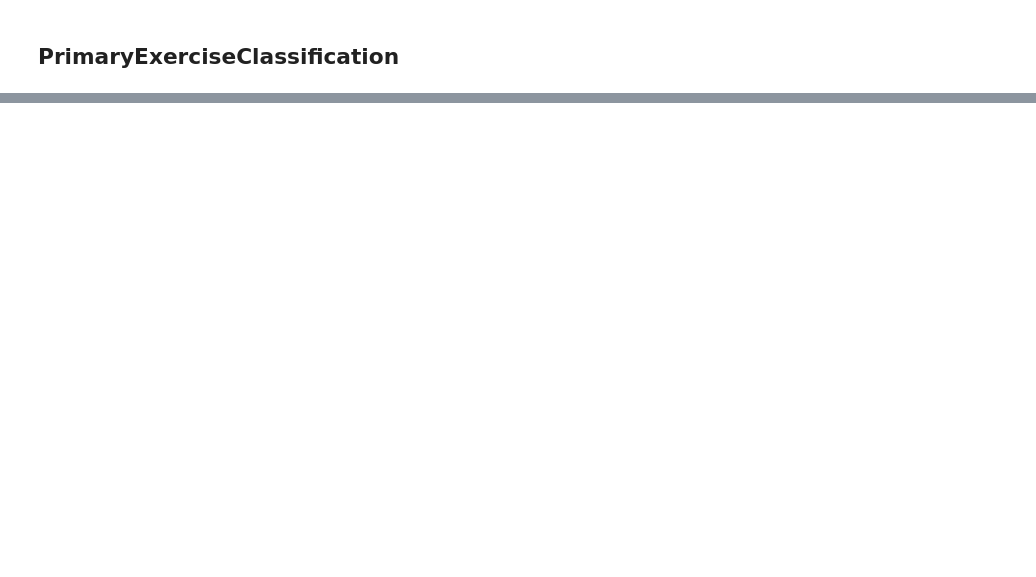
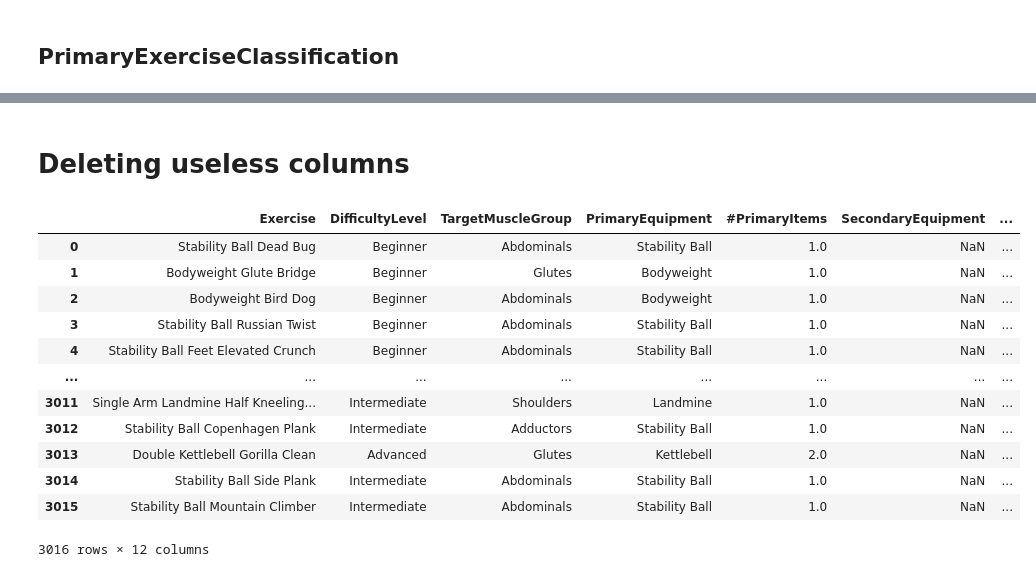
Before and after one commit to poses98/ea-exercise-routine-optimization, a Jupyter notebook: notebooks/DatasetAnalysis.ipynb, the cells around one changed output, grey strips where cells are left out. Drawn from its saved outputs; the diff is of its cells as text; code cells hidden in the pictures; blank space fills up the shorter version.

```diff
--- a/notebooks/DatasetAnalysis.ipynb
+++ b/notebooks/DatasetAnalysis.ipynb
@@ -526,0 +509,27 @@ dtype: int64
+# %% [markdown]
+# Deleting useless columns
+# %%
+columns_to_drop = [
+    'ShortYouTubeDemonstration','InDepthYouTubeExplanation','PrimeMoverMuscle', 'SecondaryMuscle', 'TertiaryMuscle', 'Posture', 'Grip',
+    'LoadPositionEnding', 'ContinuousorAlternatingLegs', 'FootElevation',
+    'CombinationExercises', 'MovementPattern#1', 'MovementPattern#2',
+    'MovementPattern#3', 'PlaneOfMotion#1', 'PlaneOfMotion#2', 'PlaneOfMotion#3',
+    'Mechanics', 'Laterality'
+]
+df.drop(columns=columns_to_drop, inplace=True)
+# %%
+df
+# %% [output]
+|  | Exercise | DifficultyLevel | TargetMuscleGroup | PrimaryEquipment | #PrimaryItems | SecondaryEquipment | ... |
+| 0 | Stability Ball Dead Bug | Beginner | Abdominals | Stability Ball | 1.0 | NaN | ... |
+| 1 | Bodyweight Glute Bridge | Beginner | Glutes | Bodyweight | 1.0 | NaN | ... |
+| 2 | Bodyweight Bird Dog | Beginner | Abdominals | Bodyweight | 1.0 | NaN | ... |
+| 3 | Stability Ball Russian Twist | Beginner | Abdominals | Stability Ball | 1.0 | NaN | ... |
+| 4 | Stability Ball Feet Elevated Crunch | Beginner | Abdominals | Stability Ball | 1.0 | NaN | ... |
+| ... | ... | ... | ... | ... | ... | ... | ... |
+| 3011 | Single Arm Landmine Half Kneeling... | Intermediate | Shoulders | Landmine | 1.0 | NaN | ... |
+| 3012 | Stability Ball Copenhagen Plank | Intermediate | Adductors | Stability Ball | 1.0 | NaN | ... |
+| 3013 | Double Kettlebell Gorilla Clean | Advanced | Glutes | Kettlebell | 2.0 | NaN | ... |
+| 3014 | Stability Ball Side Plank | Intermediate | Abdominals | Stability Ball | 1.0 | NaN | ... |
+| 3015 | Stability Ball Mountain Climber | Intermediate | Abdominals | Stability Ball | 1.0 | NaN | ... |
+3016 rows × 12 columns
```
Also changed, not shown: parts of 29 cells of this notebook, 1 other file.
